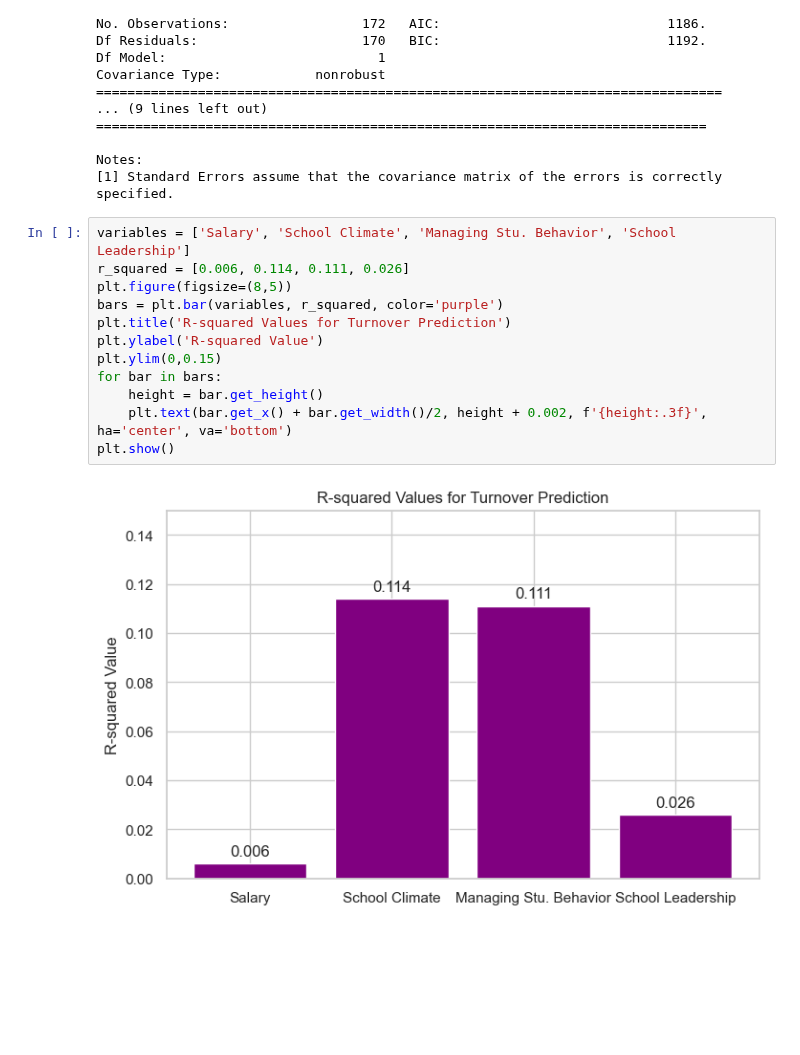
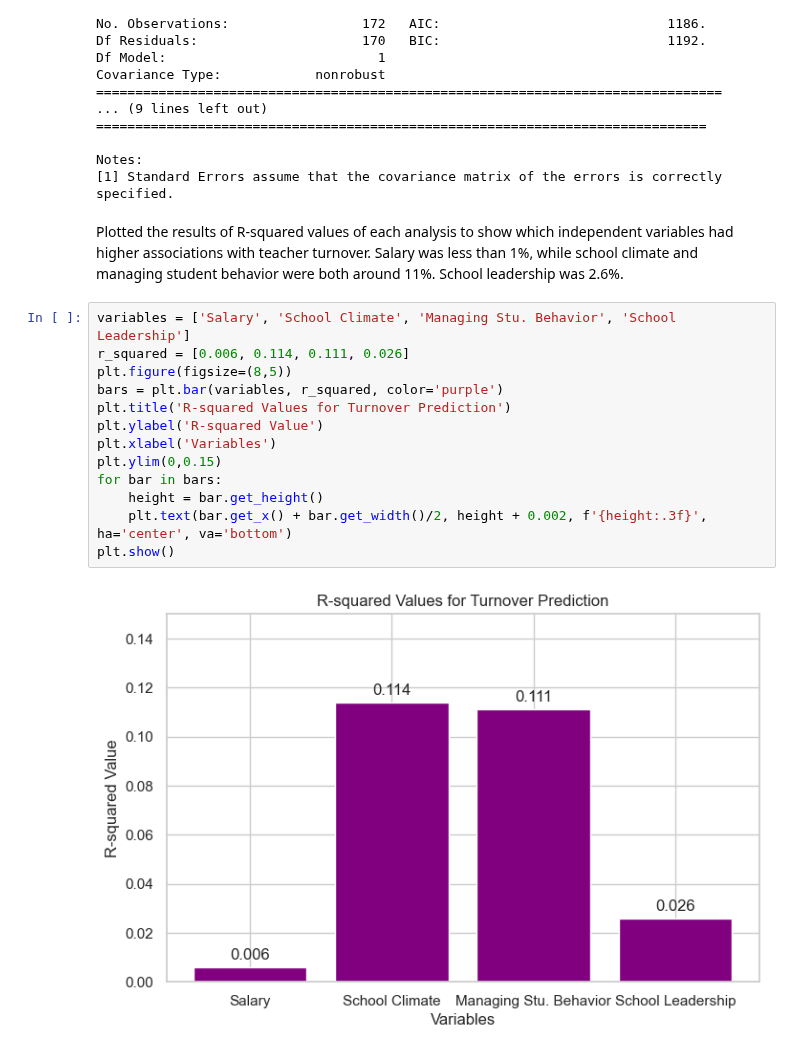
Before and after one commit to LucyHCollins/Teacher_Turnover, a Jupyter notebook: Teacher_Turnover.ipynb, the cells around one changed output. Cells and saved outputs as stored; diff of their text form; blank space fills up the shorter version.

```diff
--- a/Teacher_Turnover.ipynb
+++ b/Teacher_Turnover.ipynb
@@ -688,17 +671,20 @@ Covariance Type:            nonrobust
 
 Notes:
 [1] Standard Errors assume that the covariance matrix of the errors is correctly specified.
+# %% [markdown]
+Plotted the results of R-squared values of each analysis to show which independent variables had higher associations with teacher turnover. Salary was less than 1%, while school climate and managing student behavior were both around 11%. School leadership was 2.6%.
 # %%
 variables = ['Salary', 'School Climate', 'Managing Stu. Behavior', 'School Leadership']
 r_squared = [0.006, 0.114, 0.111, 0.026]
 plt.figure(figsize=(8,5))
 bars = plt.bar(variables, r_squared, color='purple')
 plt.title('R-squared Values for Turnover Prediction')
 plt.ylabel('R-squared Value')
+plt.xlabel('Variables')
 plt.ylim(0,0.15)
 for bar in bars:
     height = bar.get_height()
     plt.text(bar.get_x() + bar.get_width()/2, height + 0.002, f'{height:.3f}', ha='center', va='bottom')
 plt.show()
 # %% [output]
-[figure, old version]
+[figure, new version]
```
Also changed, not shown: parts of 4 cells of this notebook.
